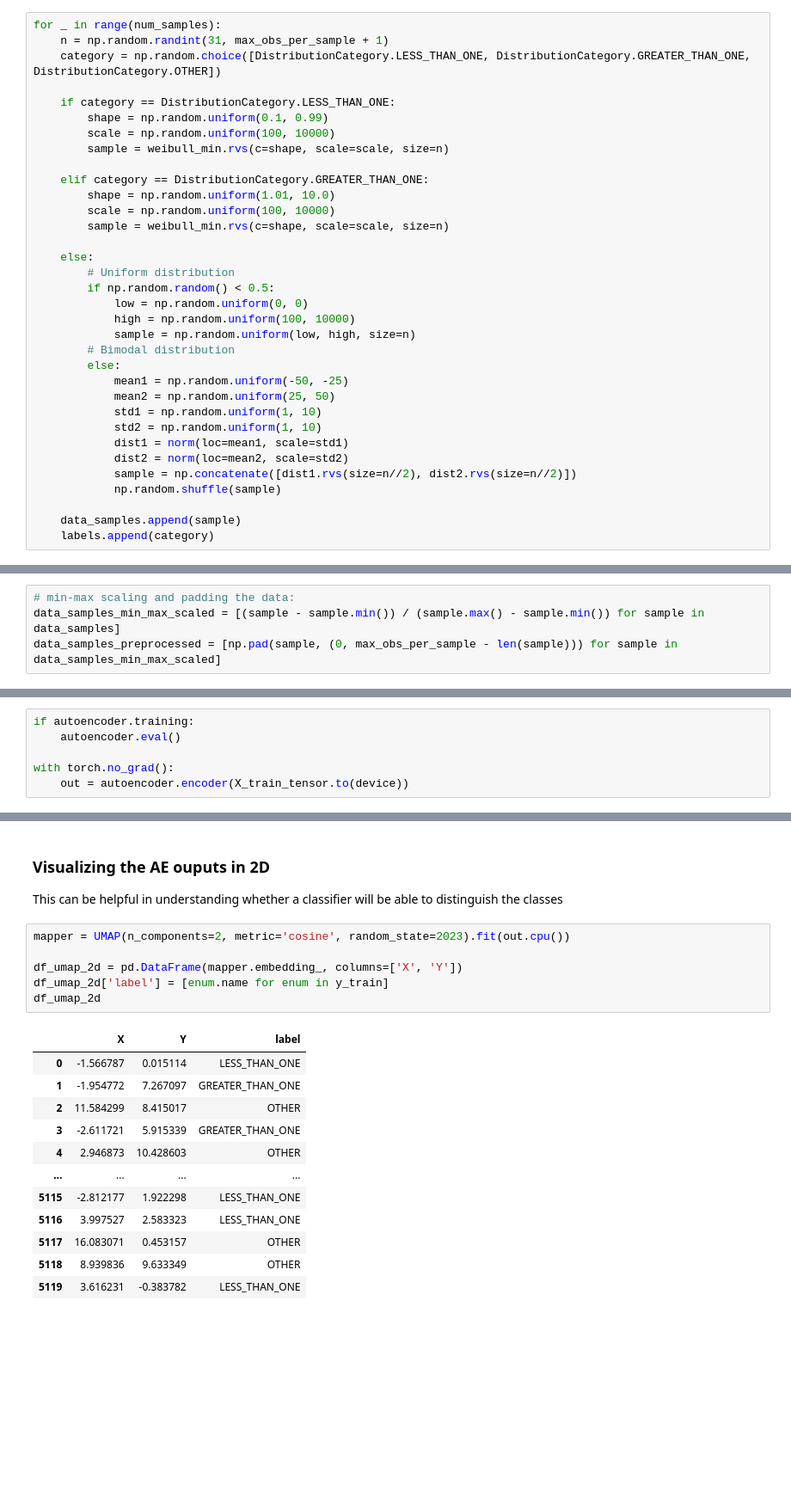
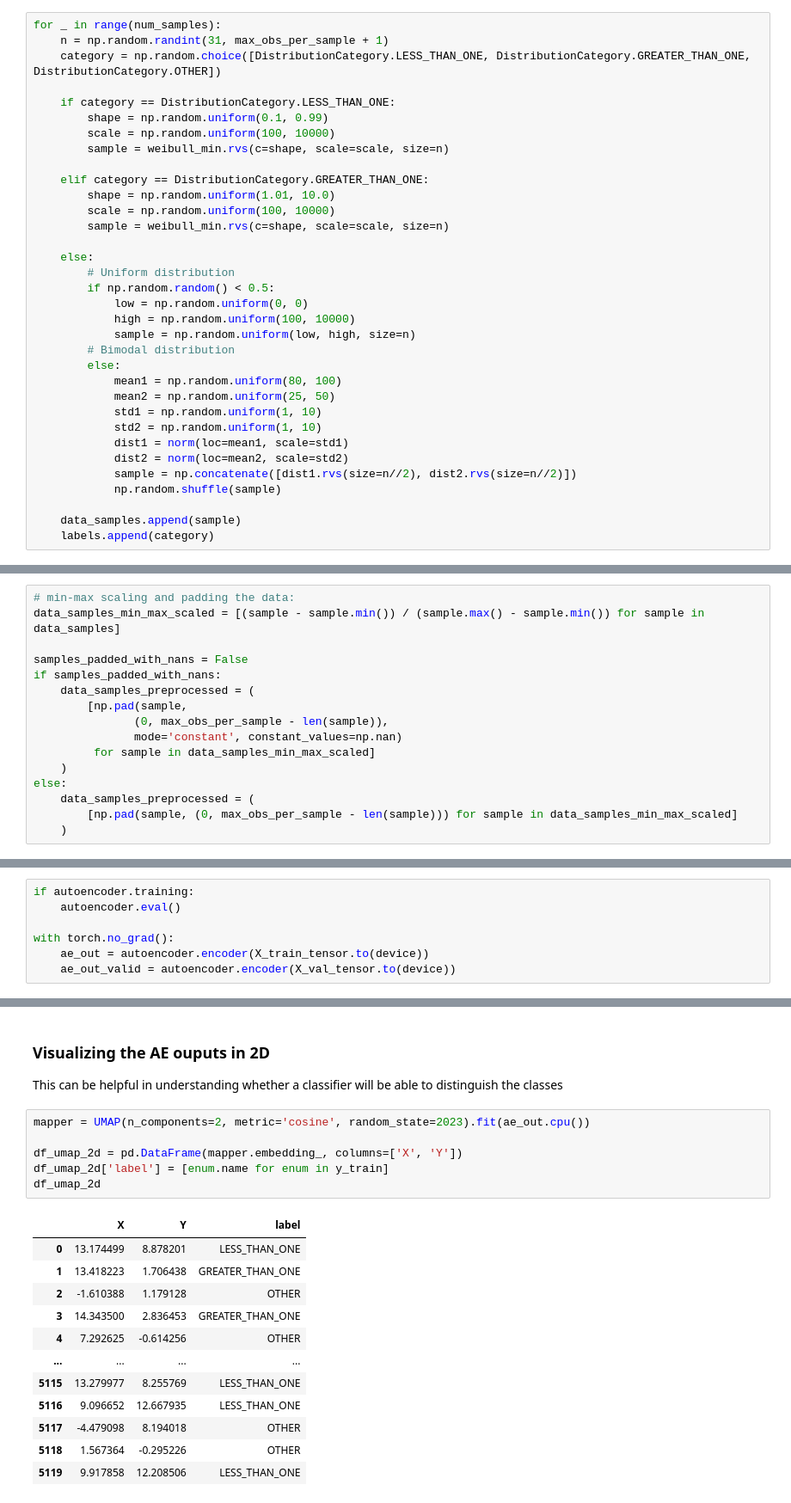
Before and after one commit to nayefahmad/ml-notes, a Jupyter notebook: 2023-04-17-nn-classifier-for-weibull-shape.ipynb, the cells around one changed output, grey strips where cells are left out. Shown: that part at 86% size. Cells and saved outputs as stored; diff of their text form; blank space fills up the shorter version.

```diff
--- a/2023-04-17-nn-classifier-for-weibull-shape.ipynb
+++ b/2023-04-17-nn-classifier-for-weibull-shape.ipynb
@@ -68,7 +79,7 @@ for _ in range(num_samples):
             sample = np.random.uniform(low, high, size=n)
         # Bimodal distribution
         else:
-            mean1 = np.random.uniform(-50, -25)
+            mean1 = np.random.uniform(80, 100)
             mean2 = np.random.uniform(25, 50)
             std1 = np.random.uniform(1, 10)
             std2 = np.random.uniform(1, 10)
@@ -82,4 +180,16 @@ for _ in range(num_samples):
 # %%
 # min-max scaling and padding the data:
 data_samples_min_max_scaled = [(sample - sample.min()) / (sample.max() - sample.min()) for sample in data_samples]
-data_samples_preprocessed = [np.pad(sample, (0, max_obs_per_sample - len(sample))) for sample in data_samples_min_max_scaled]
+
+samples_padded_with_nans = False
+if samples_padded_with_nans:
+    data_samples_preprocessed = (
+        [np.pad(sample,
+               (0, max_obs_per_sample - len(sample)),
+               mode='constant', constant_values=np.nan)
+         for sample in data_samples_min_max_scaled]
+    )
+else:
+    data_samples_preprocessed = (
+        [np.pad(sample, (0, max_obs_per_sample - len(sample))) for sample in data_samples_min_max_scaled]
+    )
@@ -279,5 +428,6 @@ if autoencoder.training:
     autoencoder.eval()
 
 with torch.no_grad():
-    out = autoencoder.encoder(X_train_tensor.to(device))
+    ae_out = autoencoder.encoder(X_train_tensor.to(device))
+    ae_out_valid = autoencoder.encoder(X_val_tensor.to(device))
 # %%
@@ -288,24 +442,24 @@ torch.Size([5120, 30])
 ### Visualizing the AE ouputs in 2D
 This can be helpful in understanding whether a classifier will be able to distinguish the classes
 # %%
-mapper = UMAP(n_components=2, metric='cosine', random_state=2023).fit(out.cpu())
+mapper = UMAP(n_components=2, metric='cosine', random_state=2023).fit(ae_out.cpu())
 
 df_umap_2d = pd.DataFrame(mapper.embedding_, columns=['X', 'Y'])
 df_umap_2d['label'] = [enum.name for enum in y_train]
 df_umap_2d
 # %% [output]
 |  | X | Y | label |
-| 0 | -1.566787 | 0.015114 | LESS_THAN_ONE |
-| 1 | -1.954772 | 7.267097 | GREATER_THAN_ONE |
-| 2 | 11.584299 | 8.415017 | OTHER |
-| 3 | -2.611721 | 5.915339 | GREATER_THAN_ONE |
-| 4 | 2.946873 | 10.428603 | OTHER |
+| 0 | 13.174499 | 8.878201 | LESS_THAN_ONE |
+| 1 | 13.418223 | 1.706438 | GREATER_THAN_ONE |
+| 2 | -1.610388 | 1.179128 | OTHER |
+| 3 | 14.343500 | 2.836453 | GREATER_THAN_ONE |
+| 4 | 7.292625 | -0.614256 | OTHER |
 | ... | ... | ... | ... |
-| 5115 | -2.812177 | 1.922298 | LESS_THAN_ONE |
-| 5116 | 3.997527 | 2.583323 | LESS_THAN_ONE |
-| 5117 | 16.083071 | 0.453157 | OTHER |
-| 5118 | 8.939836 | 9.633349 | OTHER |
-| 5119 | 3.616231 | -0.383782 | LESS_THAN_ONE |
+| 5115 | 13.279977 | 8.255769 | LESS_THAN_ONE |
+| 5116 | 9.096652 | 12.667935 | LESS_THAN_ONE |
+| 5117 | -4.479098 | 8.194018 | OTHER |
+| 5118 | 1.567364 | -0.295226 | OTHER |
+| 5119 | 9.917858 | 12.208506 | LESS_THAN_ONE |
 5120 rows × 3 columns
 # %%
 sns.scatterplot(data=df_umap_2d, x='X', y='Y', hue='label')
```
Also changed, not shown: parts of 18 cells of this notebook.
